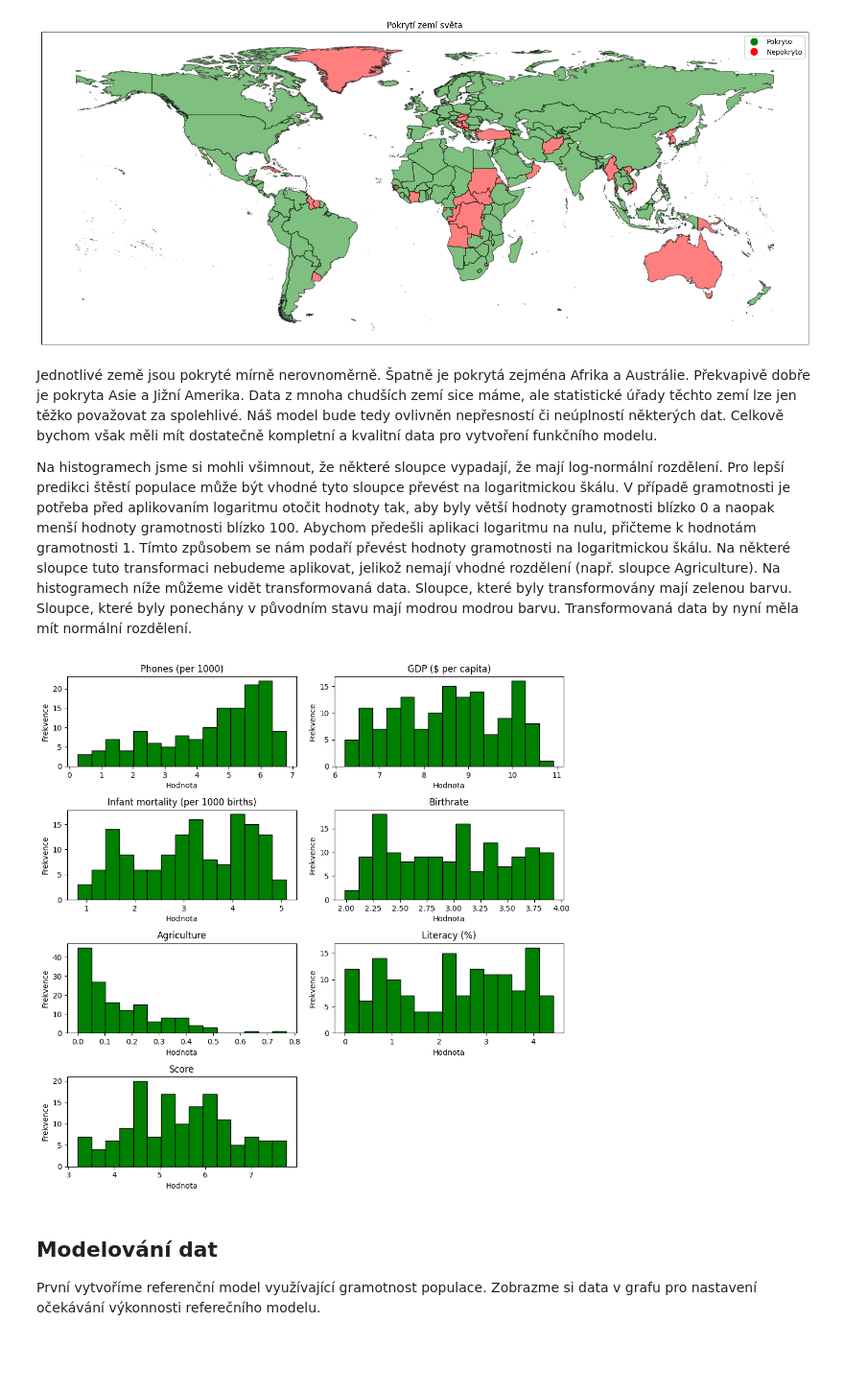
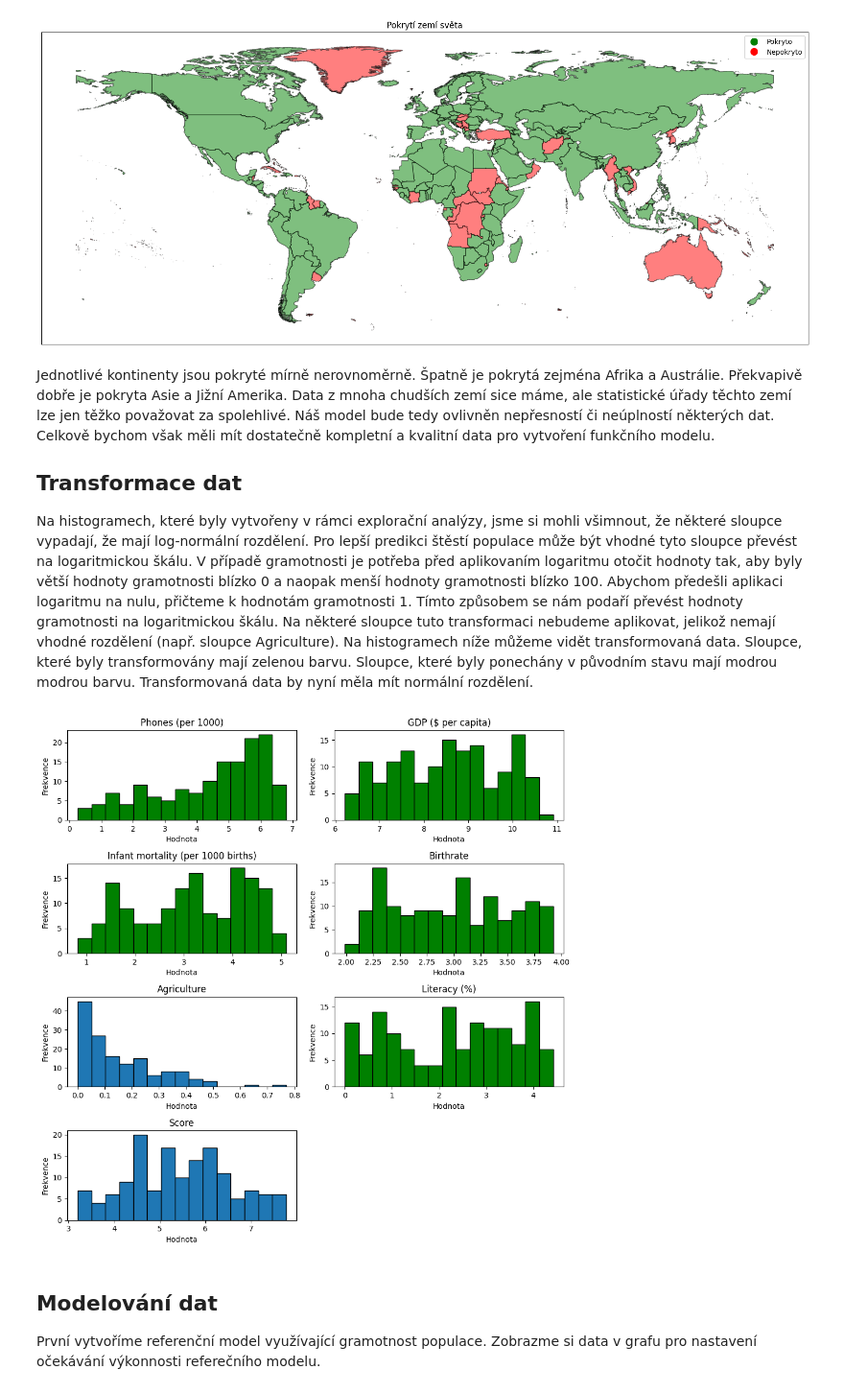
Before and after one commit to PatrikTrefil/NDBI048-data-science-project, a Jupyter notebook: main.ipynb, the cells around one changed output. Shown: that part at 96% size. Drawn from its saved outputs; the diff is of its cells as text; code cells hidden in the pictures; blank space fills up the shorter version.

Commit message:
fix histogram color of transformed data and minor fixes

```diff
--- a/main.ipynb
+++ b/main.ipynb
@@ -316,59 +316,63 @@ plt.show()
 # %% [output]
 [figure]
 # %% [markdown]
-Jednotlivé země jsou pokryté mírně nerovnoměrně. Špatně je pokrytá zejména
+Jednotlivé kontinenty jsou pokryté mírně nerovnoměrně. Špatně je pokrytá zejména
 Afrika a Austrálie. Překvapivě dobře je pokryta Asie a Jižní Amerika. Data z
 mnoha chudších zemí sice máme, ale statistické úřady těchto zemí lze jen těžko
 považovat za spolehlivé. Náš model bude tedy ovlivněn nepřesností či neúplností
 některých dat. Celkově bychom však měli mít dostatečně kompletní a kvalitní data
 pro vytvoření funkčního modelu.
 
-Na histogramech jsme si mohli všimnout, že některé sloupce vypadají, že mají
-log-normální rozdělení. Pro lepší predikci štěstí populace může být vhodné tyto
-sloupce převést na logaritmickou škálu. V případě gramotnosti je potřeba před
-aplikovaním logaritmu otočit hodnoty tak, aby byly větší hodnoty gramotnosti
-blízko 0 a naopak menší hodnoty gramotnosti blízko 100. Abychom předešli
-aplikaci logaritmu na nulu, přičteme k hodnotám gramotnosti 1. Tímto způsobem se
-nám podaří převést hodnoty gramotnosti na logaritmickou škálu. Na některé
-sloupce tuto transformaci nebudeme aplikovat, jelikož nemají vhodné rozdělení
-(např. sloupce Agriculture). Na histogramech níže můžeme vidět transformovaná
-data. Sloupce, které byly transformovány mají zelenou barvu. Sloupce, které byly
-ponechány v původním stavu mají modrou modrou barvu. Transformovaná data by nyní
-měla mít normální rozdělení.
+## Transformace dat
+
+Na histogramech, které byly vytvořeny v rámci explorační analýzy, jsme si mohli
+všimnout, že některé sloupce vypadají, že mají log-normální rozdělení. Pro lepší
+predikci štěstí populace může být vhodné tyto sloupce převést na logaritmickou
+škálu. V případě gramotnosti je potřeba před aplikovaním logaritmu otočit
+hodnoty tak, aby byly větší hodnoty gramotnosti blízko 0 a naopak menší hodnoty
+gramotnosti blízko 100. Abychom předešli aplikaci logaritmu na nulu, přičteme k
+hodnotám gramotnosti 1. Tímto způsobem se nám podaří převést hodnoty gramotnosti
+na logaritmickou škálu. Na některé sloupce tuto transformaci nebudeme aplikovat,
+jelikož nemají vhodné rozdělení (např. sloupce Agriculture). Na histogramech
+níže můžeme vidět transformovaná data. Sloupce, které byly transformovány mají
+zelenou barvu. Sloupce, které byly ponechány v původním stavu mají modrou modrou
+barvu. Transformovaná data by nyní měla mít normální rozdělení.
 # %%
 transformed_data = merged[top_corr_columns + ["Literacy (%)", "Score"]]
 
 # disable false positive warning
 pd.options.mode.chained_assignment = None
 
+# For these columns we apply the default log transformation
 column_names_default_transformation = [
     "Birthrate",
     "GDP ($ per capita)",
     "Phones (per 1000)",
     "Infant mortality (per 1000 births)",
 ]
 
 for column_name in column_names_default_transformation:
     transformed_data[column_name] = transformed_data[column_name].map(
         lambda x: math.log(x)
     )
 
+# For literacy we apply a custom transformation
 transformed_data["Literacy (%)"] = (
     transformed_data["Literacy (%)"]
     .map(lambda x: 100 - x)
     .map(lambda x: math.log(x + 1))
 )
 
 pd.options.mode.chained_assignment = "warn"
 
 colorMap = {
     column_name: "green"
-    for column_name in list(transformed_data.columns) + ["Literacy (%)"]
+    for column_name in column_names_default_transformation + ["Literacy (%)"]
 }
 
 plot_histograms(transformed_data, colors=colorMap)
 # %% [output]
-[figure, old version]
+[figure, new version]
 # %% [markdown]
 ## Modelování dat
 
```
Also changed, not shown: parts of 11 cells of this notebook.
